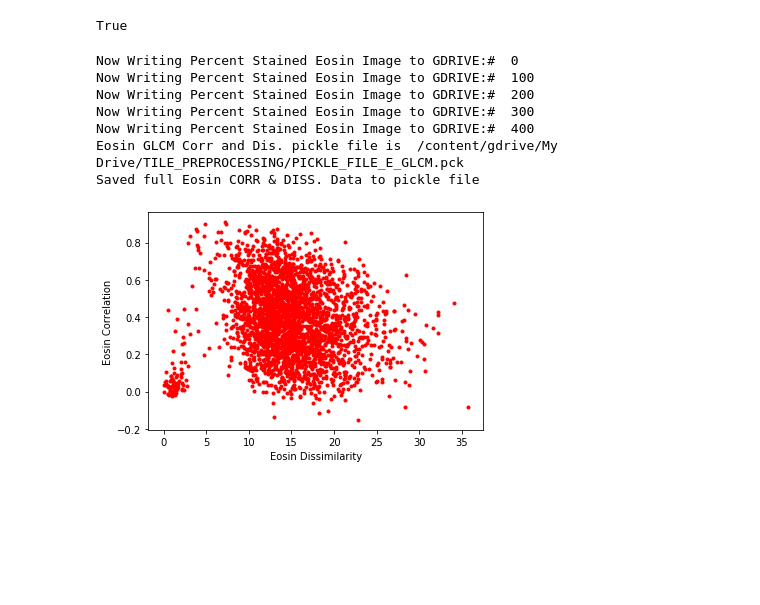
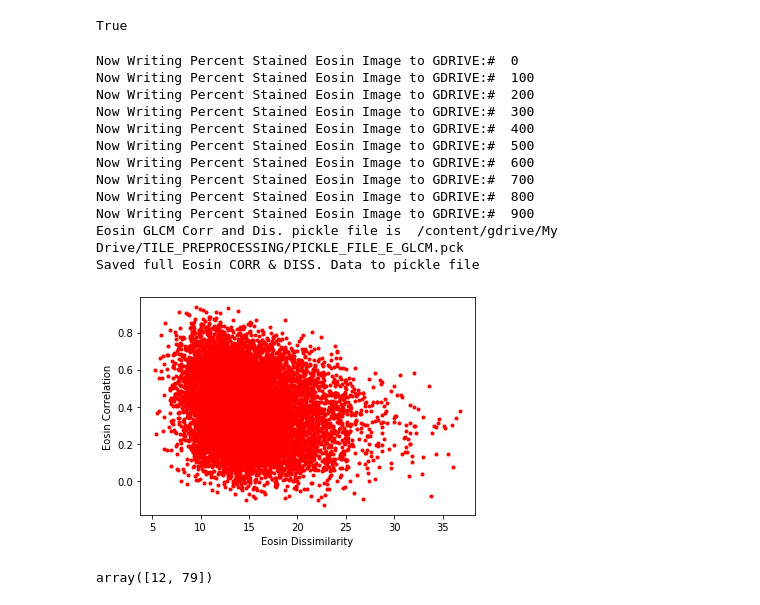
Before and after one commit to tinahuang222/NucleiSegmentation, a Jupyter notebook: PREPROCESSING/ColorConvolve.ipynb, the cells around one changed output. Cells and saved outputs as stored; diff of their text form; code cells hidden in the pictures; blank space fills up the shorter version.

```diff
--- a/PREPROCESSING/ColorConvolve.ipynb
+++ b/PREPROCESSING/ColorConvolve.ipynb
@@ -68,6 +68,7 @@ patch_review_dir = os.path.join(outputs_main_dir,'PATCH_REVIEW')
 
 original_output_dir = os.path.join(gdir,'TILE_PREPROCESSING','ORIGINAL_TO_HE')
 percent_stain_output_dir = os.path.join(gdir,'TILE_PREPROCESSING','PERCENT_STAIN')
+stain_region_output_dir = os.path.join(gdir, 'TILE_PREPROCESSING','STAIN_PERCENT_REGIONS')
 
 #512x512 CSV mask points, easier to use than the full image masks
 mask_dir = os.path.join(gdir,'TILE_PREPROCESSING','masks_512x512') #'masks_npy')
@@ -723,7 +749,7 @@ for ii in range(0,len(deconvolved_image_h)):
             patch_homogeneity.append(greycoprops(glcm, 'homogeneity')[0, 0])
 
     #save all patches
-    fname = 'GLCM_Patches_' + current_image_name + '.png'
+    fname = 'GLCM_Patches_Hema_' + current_image_name + '.png'
     full_file = os.path.join(patch_review_dir,fname)
     plt.savefig(full_file, format='png',dpi=300, bbox_inches='tight')
     plt.close('all')
@@ -747,13 +773,7 @@ for ii in range(0,len(deconvolved_image_h)):
     for kk in patch_homogeneity:
         h_glcm_homogeneity.append(kk)
 
-#
-# Main Plot showing total Corr and Dissim
-#
-plt.figure()
-plt.plot(h_glcm_d, h_glcm_c,'r.')
-plt.xlabel('H Dissimilarity')
-plt.ylabel('H Correlation')
+
 
 
 
@@ -868,28 +1003,43 @@ for ii in range(0,len(deconvolved_image_e)):
     if ((ii % 100) == 0):
         print('Now Writing Percent Stained Eosin Image to GDRIVE:# ', ii)
 
-    #we want patches centered around the mask blocks and areas away from the blocks
-    number_centroids = range(0,len(centroid_xx[ii])) #number of masks in this file
-    if (len(number_centroids) > num_patches):
-        sample_ids = random.sample(set(number_centroids),num_patches)
+    #we want patches AWAY from any centroid. Eosin should have contrast areas
+    #just below the empty area values of 240+
+    eosin_area= np.argwhere((deconvolved_image_e[ii] > 160) & (deconvolved_image_e[ii] < 210))
+    num_eosin_areas = len(eosin_area)
+    if (num_eosin_areas > 15):
+        sample_ids = random.sample(range(0,num_eosin_areas),15)
     else:
-        print('Not enough different centroids available here: ',ii)
-        continue
+        sample_ids = random.sample(range(0,num_eosin_areas),len(num_eosin_areas))
+
+
+    #number_centroids = range(0,len(centroid_xx[ii])) #number of masks in this file
+    #if (len(number_centroids) > num_patches):
+    #    sample_ids = random.sample(set(number_centroids),num_patches)
+    #else:
+    #    print('Not enough different centroids available here: ',ii)
+    #    continue
     #now that we have centroids to use, get a patch from that
     #make sure we're not using a centroid near an edge that can go outside the
     #image area
     plt.figure() #one figure to hold the patches
     plt.imshow(deconvolved_image_e[ii])
+
     for id in sample_ids:
         #ensure that making a patch abou the centroid won't take us over border
-        if (  ((centroid_xx[ii][id] - patch_x) >= min_x) and ( (centroid_xx[ii][id] + patch_x) <= max_x) and
-            ((centroid_yy[ii][id] - patch_y) >= min_y) and ((centroid_yy[ii][id] + patch_y) <= max_y)):
+        if ( ((eosin_area[id][0] - patch_x)  >= min_x   ) and ( (eosin_area[id][0] + patch_x) <= max_x) and
+            ((eosin_area[id][1] - patch_y) >= min_y) and ((eosin_area[id][1] + patch_y) <= max_y)):
+        #if (  ((centroid_xx[ii][id] - patch_x) >= min_x) and ( (centroid_xx[ii][id] + patch_x) <= max_x) and
+        #    ((centroid_yy[ii][id] - patch_y) >= min_y) and ((centroid_yy[ii][id] + patch_y) <= max_y)):
             #if this value won't spill over, keep going and get patches
             ax = plt.gca()
 
             # Create a Rectangle patch
-            lowerx = centroid_xx[ii][id] - patch_x
-            lowery = centroid_yy[ii][id] - patch_y
+            lowerx = eosin_area[id][0] - patch_x
+            lowery = eosin_area[id][1] - patch_y
+
+            #lowerx = centroid_xx[ii][id] - patch_x
+            #lowery = centroid_yy[ii][id] - patch_y
 
             boxlength = 50
             rect = Rectangle((lowerx,lowery),boxlength,boxlength,linewidth=2,edgecolor='r',facecolor='none')
@@ -897,10 +1047,10 @@ for ii in range(0,len(deconvolved_image_e)):
             ax.add_patch(rect)
 
 
-            ax.plot(centroid_xx[ii][id],centroid_yy[ii][id],'ko',
-                    ms=14,
-                    markerfacecolor="None",
-                    markeredgecolor='k', markeredgewidth=2)
+            #ax.plot(centroid_xx[ii][id],centroid_yy[ii][id],'ko',
+            #        ms=14,
+            #        markerfacecolor="None",
+            #        markeredgecolor='k', markeredgewidth=2)
             tname = 'Patches for ' + current_image_name + '\n' + 'Eosin Staining'
             plt.title(tname)
 
@@ -908,8 +1058,8 @@ for ii in range(0,len(deconvolved_image_e)):
             #store the patch image data
             #center point is centroid, get image data +- xy from this and save
             #that to an array
-            patch_data = deconvolved_image_e[ii][np.uint(centroid_xx[ii][id]-patch_x):np.uint(centroid_xx[ii][id] + patch_x),
-                                                 np.uint(centroid_yy[ii][id]-patch_y):np.uint(centroid_yy[ii][id] + patch_y)]
+            patch_data = deconvolved_image_e[ii][np.uint(eosin_area[id][0]-patch_x):np.uint(eosin_area[id][0] + patch_x),
+                                                 np.uint(eosin_area[id][1]-patch_y):np.uint(eosin_area[id][1] + patch_y)]
             patch_list.append(patch_data)
 
 
@@ -966,34 +1116,43 @@ for ii in range(0,len(deconvolved_image_e)):
 
 
 #
 # Main Plot showing total Corr and Dissim
 #
 plt.figure()
 plt.plot(e_glcm_d, e_glcm_c,'r.')
 plt.xlabel('Eosin Dissimilarity')
 plt.ylabel('Eosin Correlation')
 
 
 
 #
 # Save the data off to disk for review later
 #
 
 e_glcm_data = [e_glcm_d,e_glcm_c,e_glcm_contrast, e_glcm_energy, e_glcm_homogeneity,e_patch,e_image_names,e_patch_status]
 print('Eosin GLCM Corr and Dis. pickle file is ', e_glcm_pickle_file)
 with open(e_glcm_pickle_file, 'wb') as f:
     pickle.dump(e_glcm_data, f)
 
 print('Saved full Eosin CORR & DISS. Data to pickle file')
 # %% [output]
 Now Writing Percent Stained Eosin Image to GDRIVE:#  0
 Now Writing Percent Stained Eosin Image to GDRIVE:#  100
 Now Writing Percent Stained Eosin Image to GDRIVE:#  200
 Now Writing Percent Stained Eosin Image to GDRIVE:#  300
 Now Writing Percent Stained Eosin Image to GDRIVE:#  400
+Now Writing Percent Stained Eosin Image to GDRIVE:#  500
+Now Writing Percent Stained Eosin Image to GDRIVE:#  600
+Now Writing Percent Stained Eosin Image to GDRIVE:#  700
+Now Writing Percent Stained Eosin Image to GDRIVE:#  800
+Now Writing Percent Stained Eosin Image to GDRIVE:#  900
 Eosin GLCM Corr and Dis. pickle file is  /content/gdrive/My Drive/TILE_PREPROCESSING/PICKLE_FILE_E_GLCM.pck
 Saved full Eosin CORR & DISS. Data to pickle file
-[figure, old version]
+[figure, new version]
+# %%
+index[4000]
+# %% [output]
+array([12, 79])
 # %%
 '''
 Plot GLCM for Eosin as CANCER & NO CANCER LABELS
```
Also changed, not shown: parts of 8 cells of this notebook.
